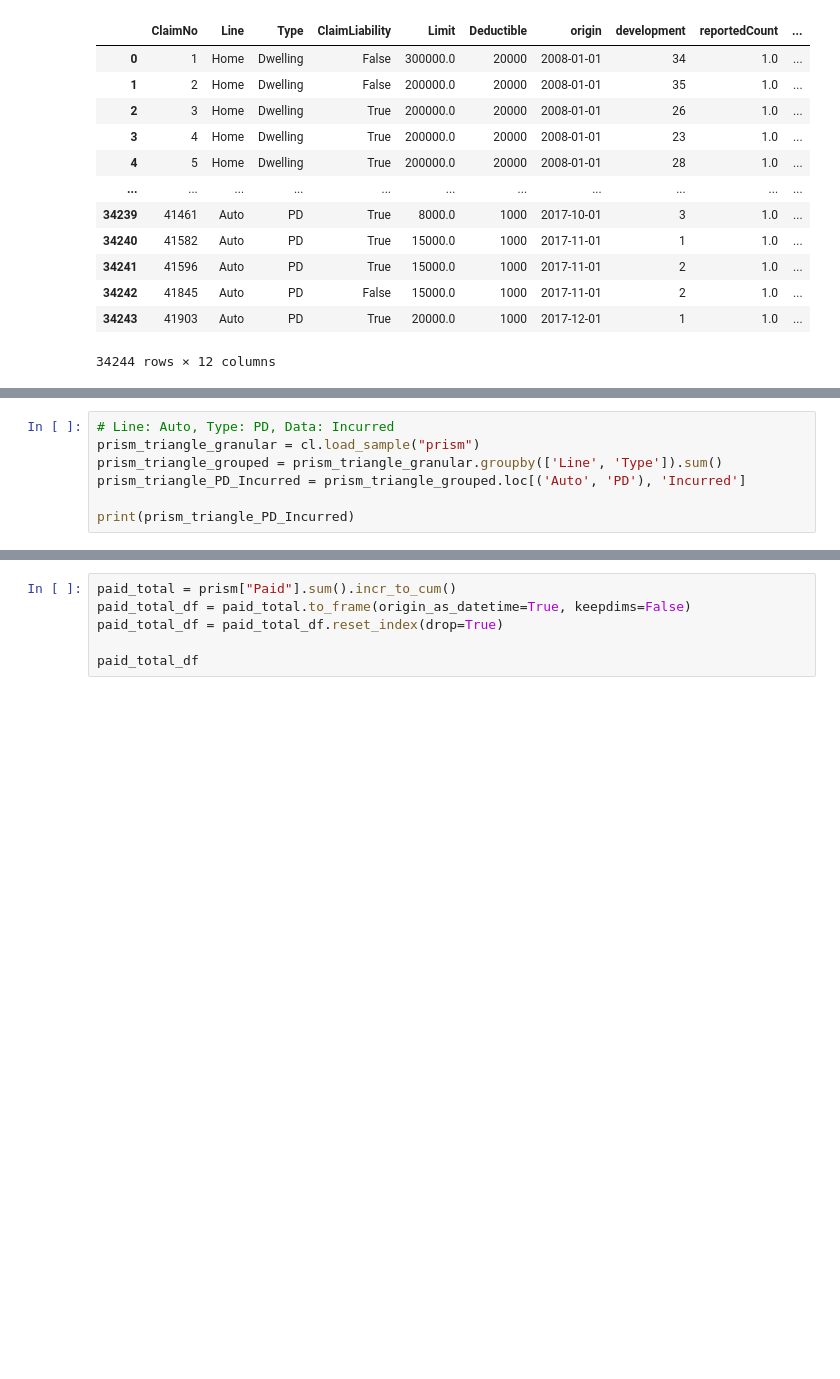
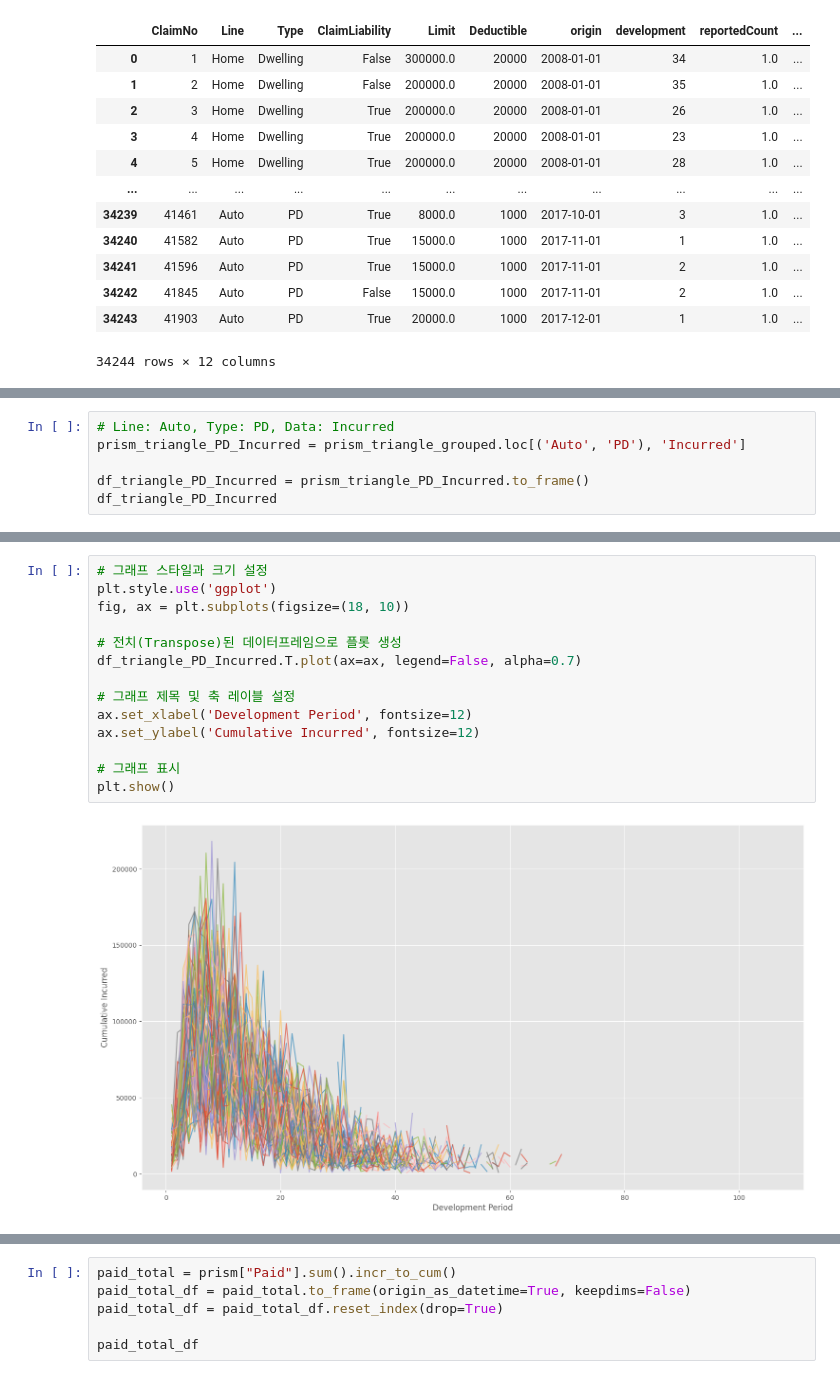
Before and after one commit to lugia10/StateSpace_toy, a Jupyter notebook: CL_LSTM.ipynb, the cells around one changed output, grey strips where cells are left out. Drawn from its saved outputs; the diff is of its cells as text; blank space fills up the shorter version.

```diff
--- a/CL_LSTM.ipynb
+++ b/CL_LSTM.ipynb
@@ -48,8 +69,7 @@ df_flat
 # %%
 # Line: Auto, Type: PD, Data: Incurred
-prism_triangle_granular = cl.load_sample("prism")
-prism_triangle_grouped = prism_triangle_granular.groupby(['Line', 'Type']).sum()
 prism_triangle_PD_Incurred = prism_triangle_grouped.loc[('Auto', 'PD'), 'Incurred']
 
-print(prism_triangle_PD_Incurred)
+df_triangle_PD_Incurred = prism_triangle_PD_Incurred.to_frame()
+df_triangle_PD_Incurred
 # %% [output]
@@ -108,0 +193,16 @@ AttributeError: 'Development' object has no attribute 'full_triangle_'
+# %%
+# 그래프 스타일과 크기 설정
+plt.style.use('ggplot')
+fig, ax = plt.subplots(figsize=(18, 10))
+
+# 전치(Transpose)된 데이터프레임으로 플롯 생성
+df_triangle_PD_Incurred.T.plot(ax=ax, legend=False, alpha=0.7)
+
+# 그래프 제목 및 축 레이블 설정
+ax.set_xlabel('Development Period', fontsize=12)
+ax.set_ylabel('Cumulative Incurred', fontsize=12)
+
+# 그래프 표시
+plt.show()
+# %% [output]
+[figure, added]
```
Also changed, not shown: parts of 8 cells of this notebook.
